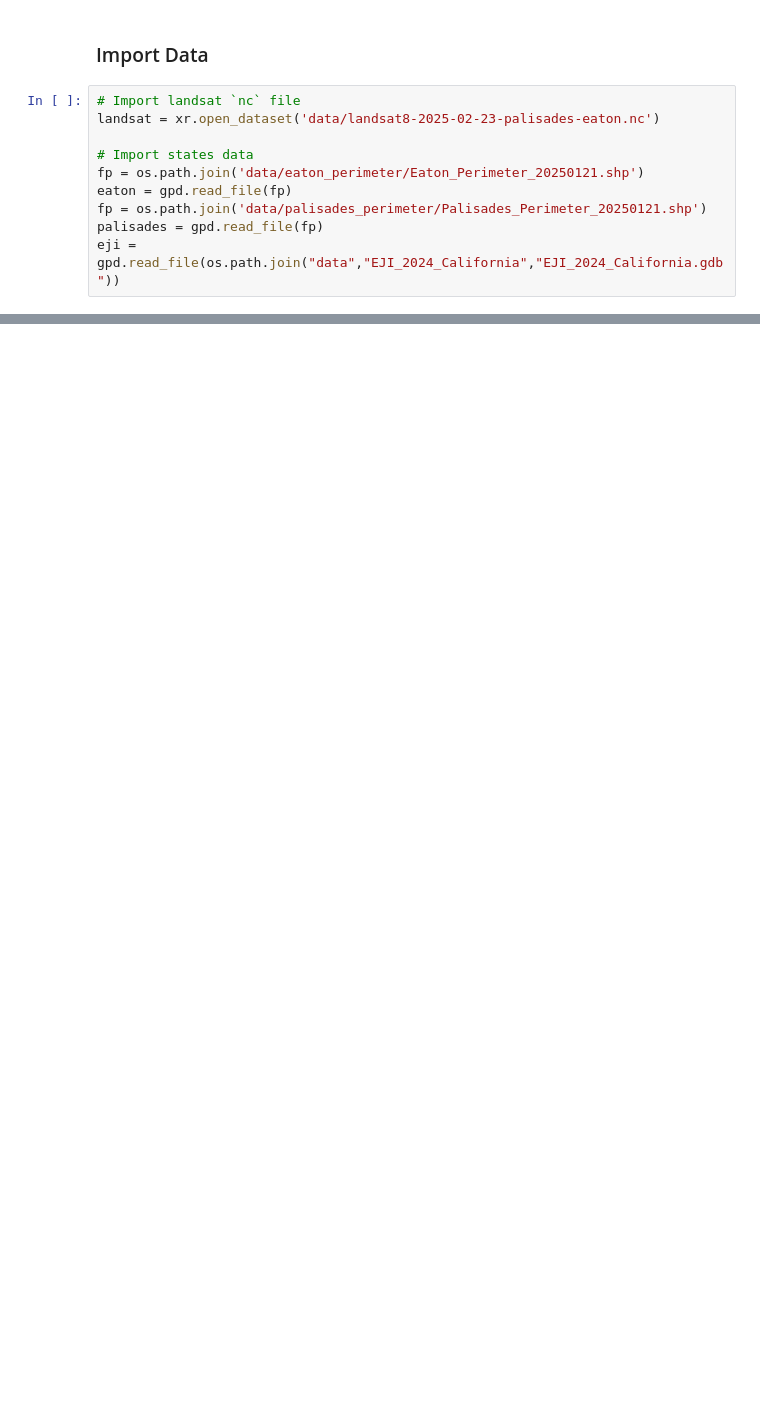
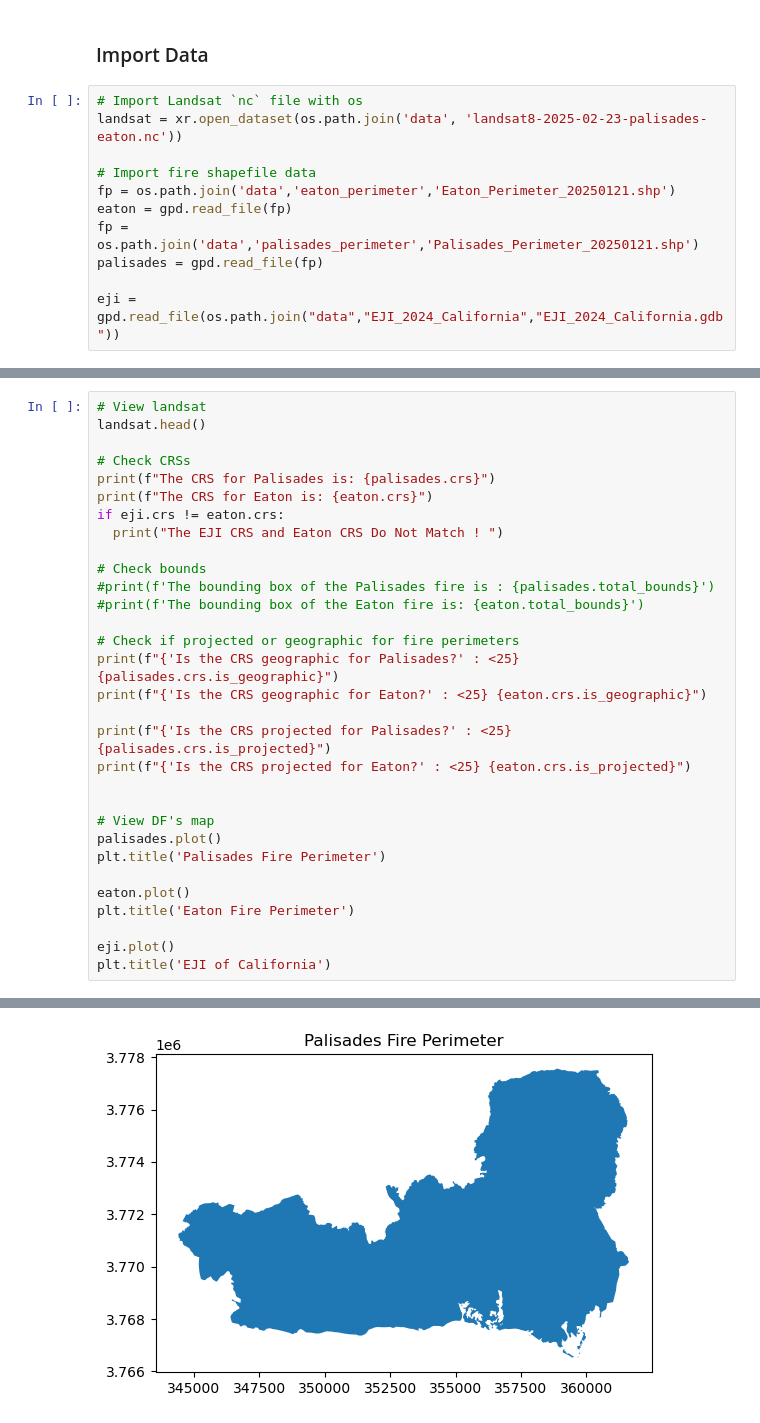
Before and after one commit to marietolteca00/eds220-hwk4, a Jupyter notebook: la_wildifre_and_social_impacts.ipynb, the cells around one changed output, grey strips where cells are left out. Drawn from its saved outputs; the diff is of its cells as text; blank space fills up the shorter version.

Commit message:
Update Readme and notebook to match blog post.

```diff
--- a/la_wildifre_and_social_impacts.ipynb
+++ b/la_wildifre_and_social_impacts.ipynb
@@ -34,12 +65,13 @@ import matplotlib.patches as mpatches
 # %% [markdown]
 ### Import Data
 # %%
-# Import landsat `nc` file
-landsat = xr.open_dataset('data/landsat8-2025-02-23-palisades-eaton.nc')
+# Import Landsat `nc` file with os
+landsat = xr.open_dataset(os.path.join('data', 'landsat8-2025-02-23-palisades-eaton.nc'))
 
-# Import states data
-fp = os.path.join('data/eaton_perimeter/Eaton_Perimeter_20250121.shp')
+# Import fire shapefile data
+fp = os.path.join('data','eaton_perimeter','Eaton_Perimeter_20250121.shp')
 eaton = gpd.read_file(fp)
-fp = os.path.join('data/palisades_perimeter/Palisades_Perimeter_20250121.shp')
+fp = os.path.join('data','palisades_perimeter','Palisades_Perimeter_20250121.shp')
 palisades = gpd.read_file(fp)
+
 eji = gpd.read_file(os.path.join("data","EJI_2024_California","EJI_2024_California.gdb"))
@@ -108,0 +82,32 @@ CRS: EPSG:3857
+# %%
+# View landsat
+landsat.head()
+
+# Check CRSs
+print(f"The CRS for Palisades is: {palisades.crs}")
+print(f"The CRS for Eaton is: {eaton.crs}")
+if eji.crs != eaton.crs:
+  print("The EJI CRS and Eaton CRS Do Not Match ! ")
+
+# Check bounds
+#print(f'The bounding box of the Palisades fire is : {palisades.total_bounds}')
+#print(f'The bounding box of the Eaton fire is: {eaton.total_bounds}')
+
+# Check if projected or geographic for fire perimeters
+print(f"{'Is the CRS geographic for Palisades?' : <25} {palisades.crs.is_geographic}")
+print(f"{'Is the CRS geographic for Eaton?' : <25} {eaton.crs.is_geographic}")
+
+print(f"{'Is the CRS projected for Palisades?' : <25} {palisades.crs.is_projected}")
+print(f"{'Is the CRS projected for Eaton?' : <25} {eaton.crs.is_projected}")
+
+
+# View DF's map
+palisades.plot()
+plt.title('Palisades Fire Perimeter')
+
+eaton.plot()
+plt.title('Eaton Fire Perimeter')
+
+eji.plot()
+plt.title('EJI of California')
+# %% [output]
@@ -108,0 +121 @@ CRS: EPSG:3857
+[figure, added]
```
Also changed, not shown: parts of 76 cells of this notebook, 1 other file.
